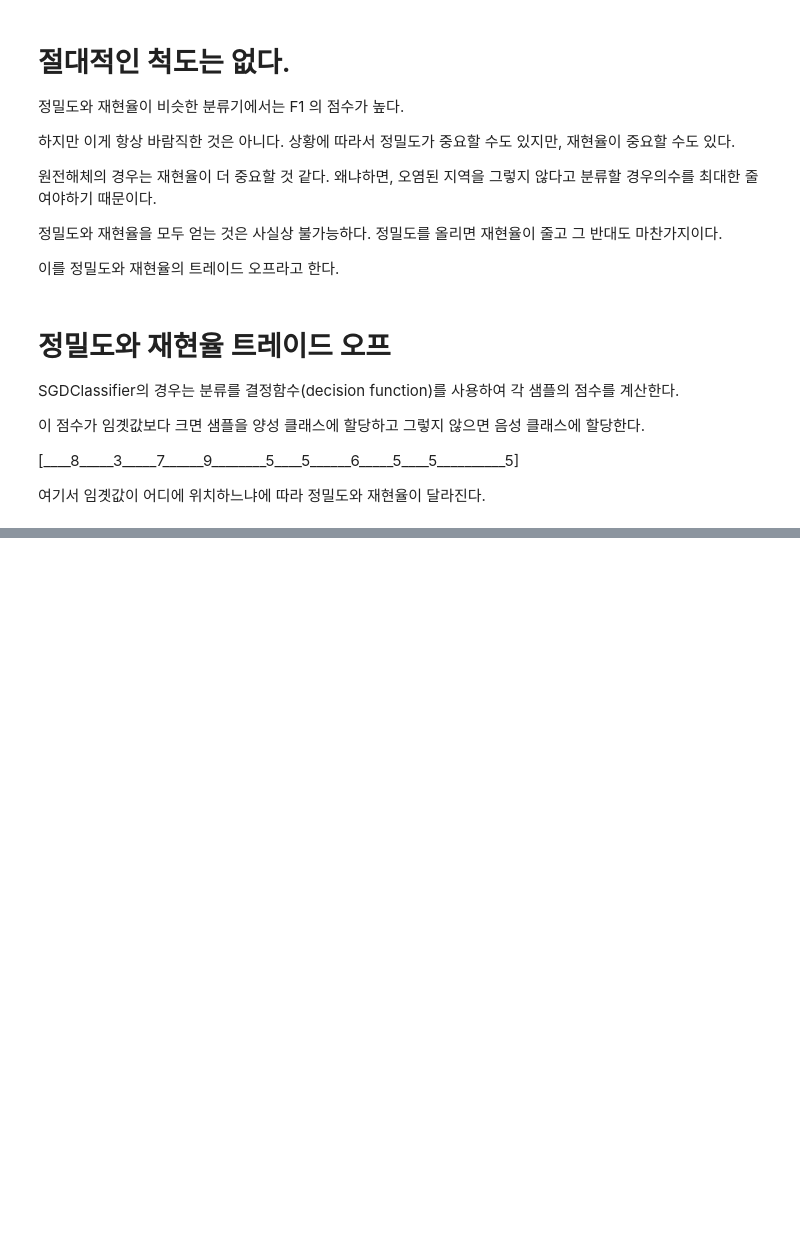
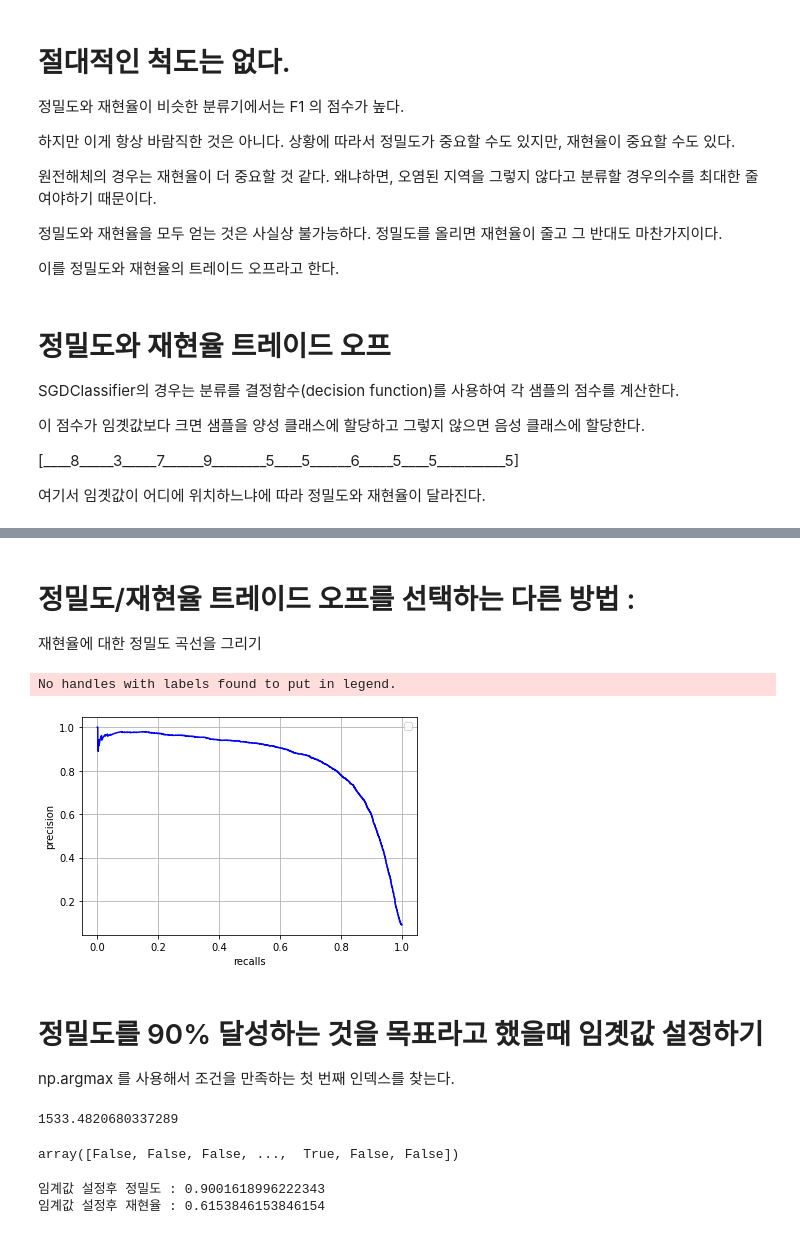
Before and after one commit to Ash-Stat/An-Si-Hyun, a Jupyter notebook: 분류알고리즘정리.ipynb, the cells around one changed output, grey strips where cells are left out. Drawn from its saved outputs; the diff is of its cells as text; code cells hidden in the pictures; blank space fills up the shorter version.

```diff
--- a/분류알고리즘정리.ipynb
+++ b/분류알고리즘정리.ipynb
@@ -475,0 +529,33 @@ SGDClassifier의 경우는 분류를 결정함수(decision function)를 사용
+# %% [markdown]
+# 정밀도/재현율 트레이드 오프를 선택하는 다른 방법 :
+
+재현율에 대한 정밀도 곡선을 그리기
+# %%
+plt.plot(recalls,precisions,'b')
+plt.xlabel('recalls')
+plt.ylabel('precision')
+plt.grid()
+plt.legend()
+plt.show()
+# %% [output]
+No handles with labels found to put in legend.
+[figure, added]
+# %% [markdown]
+# 정밀도를 90% 달성하는 것을 목표라고 했을때 임곗값 설정하기
+np.argmax 를 사용해서 조건을 만족하는 첫 번째 인덱스를 찾는다.
+# %%
+threshold_90_precision = thresholds[np.argmax(precisions >=0.9)]
+threshold_90_precision
+# %% [output]
+1533.4820680337289
+# %%
+y_train_pred_90 = (y_scores >= threshold_90_precision)
+y_train_pred_90
+# %% [output]
+array([False, False, False, ...,  True, False, False])
+# %%
+print('임계값 설정후 정밀도 :',precision_score(y_train_5,y_train_pred_90))
+print('임계값 설정후 재현율 :',recall_score(y_train_5,y_train_pred_90))
+# %% [output]
+임계값 설정후 정밀도 : 0.9001618996222343
+임계값 설정후 재현율 : 0.6153846153846154
```
Also changed, not shown: parts of 11 cells of this notebook.
